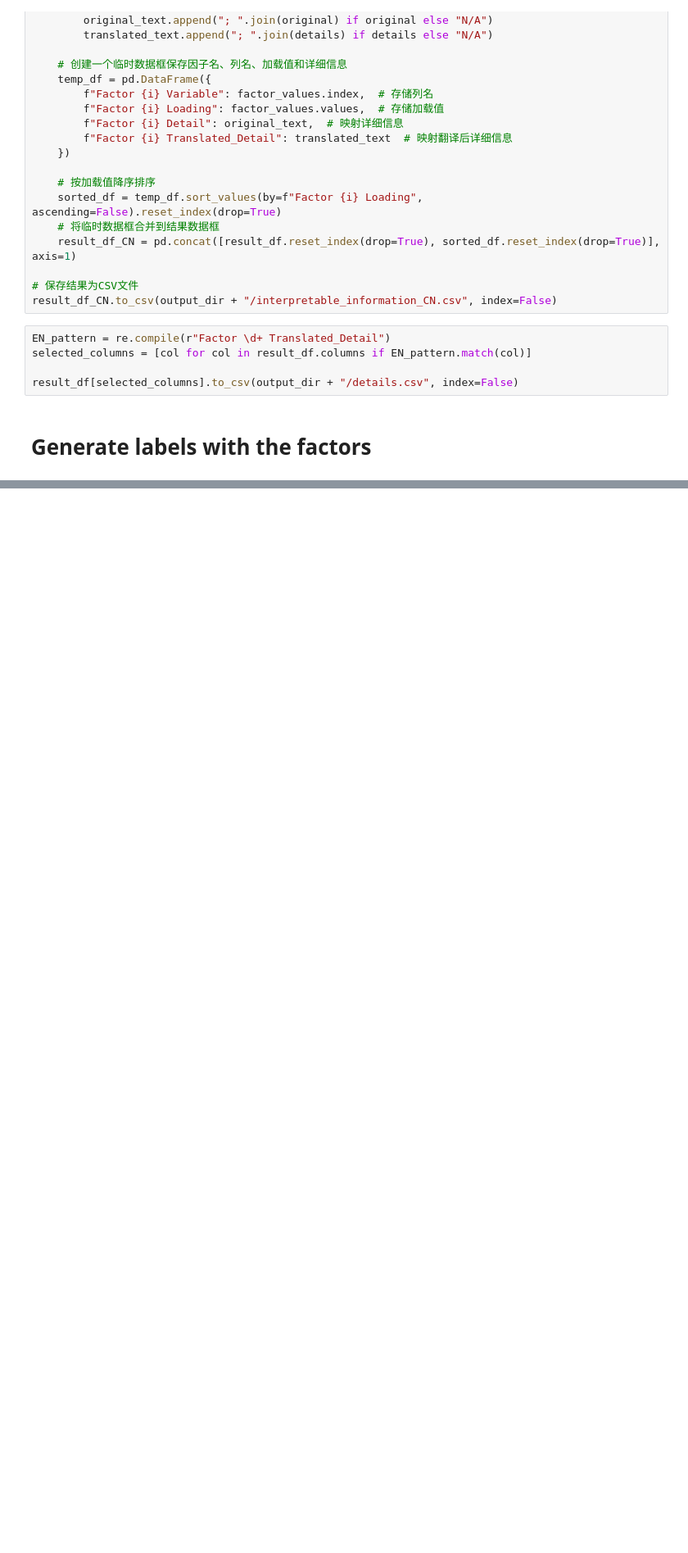
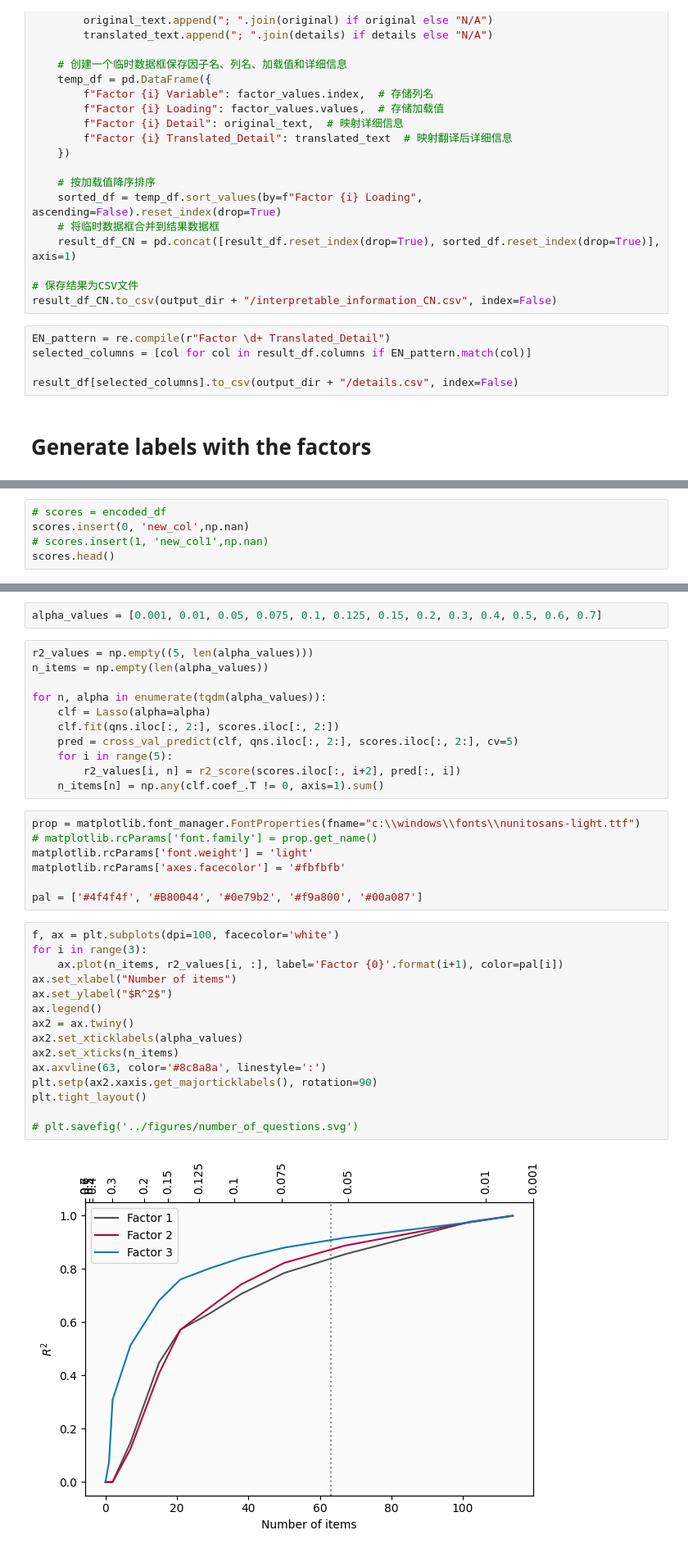
Before and after one commit to ReveRoyl/ABCD_tabular_data_analysis, a Jupyter notebook: trail_tsne_RF/factor analysis/EFA_previous twins.ipynb, the cells around one changed output, grey strips where cells are left out. Shown at 82% size. Drawn from its saved outputs; the diff is of its cells as text; blank space fills up the shorter version.

```diff
--- a/trail_tsne_RF/factor analysis/EFA_previous twins.ipynb
+++ b/trail_tsne_RF/factor analysis/EFA_previous twins.ipynb
@@ -601,0 +1558,5 @@ NameError: name 'factor_scores_df' is not defined
+# %%
+# scores = encoded_df
+scores.insert(0, 'new_col',np.nan)
+# scores.insert(1, 'new_col1',np.nan)
+scores.head()
@@ -601,0 +1570,37 @@ NameError: name 'factor_scores_df' is not defined
+# %%
+alpha_values = [0.001, 0.01, 0.05, 0.075, 0.1, 0.125, 0.15, 0.2, 0.3, 0.4, 0.5, 0.6, 0.7]
+# %%
+r2_values = np.empty((5, len(alpha_values)))
+n_items = np.empty(len(alpha_values))
+
+for n, alpha in enumerate(tqdm(alpha_values)):
+    clf = Lasso(alpha=alpha)
+    clf.fit(qns.iloc[:, 2:], scores.iloc[:, 2:])
+    pred = cross_val_predict(clf, qns.iloc[:, 2:], scores.iloc[:, 2:], cv=5)
+    for i in range(5):
+        r2_values[i, n] = r2_score(scores.iloc[:, i+2], pred[:, i])
+    n_items[n] = np.any(clf.coef_.T != 0, axis=1).sum()
+# %%
+prop = matplotlib.font_manager.FontProperties(fname="c:\\windows\\fonts\\nunitosans-light.ttf")
+# matplotlib.rcParams['font.family'] = prop.get_name()
+matplotlib.rcParams['font.weight'] = 'light'
+matplotlib.rcParams['axes.facecolor'] = '#fbfbfb'
+
+pal = ['#4f4f4f', '#B80044', '#0e79b2', '#f9a800', '#00a087']
+# %%
+f, ax = plt.subplots(dpi=100, facecolor='white')
+for i in range(3):
+    ax.plot(n_items, r2_values[i, :], label='Factor {0}'.format(i+1), color=pal[i])
+ax.set_xlabel("Number of items")
+ax.set_ylabel("$R^2$")
+ax.legend()
+ax2 = ax.twiny()
+ax2.set_xticklabels(alpha_values)
+ax2.set_xticks(n_items)
+ax.axvline(63, color='#8c8a8a', linestyle=':')
+plt.setp(ax2.xaxis.get_majorticklabels(), rotation=90)
+plt.tight_layout()
+
+# plt.savefig('../figures/number_of_questions.svg')
+# %% [output]
+[figure, added]
```
Also changed, not shown: parts of 168 cells of this notebook, 37 other files.
